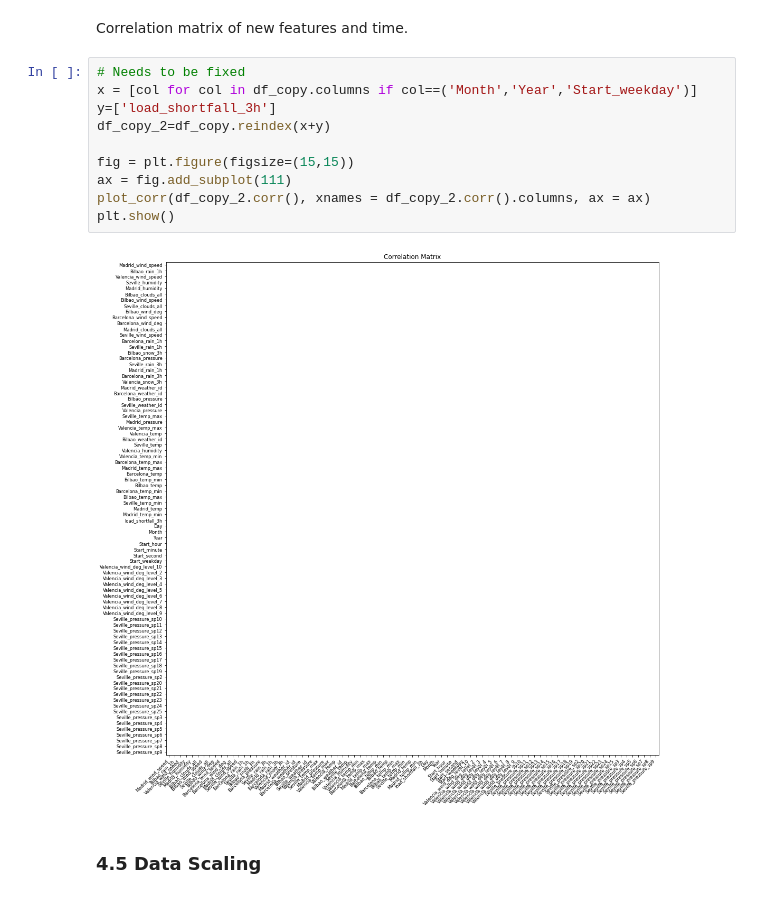
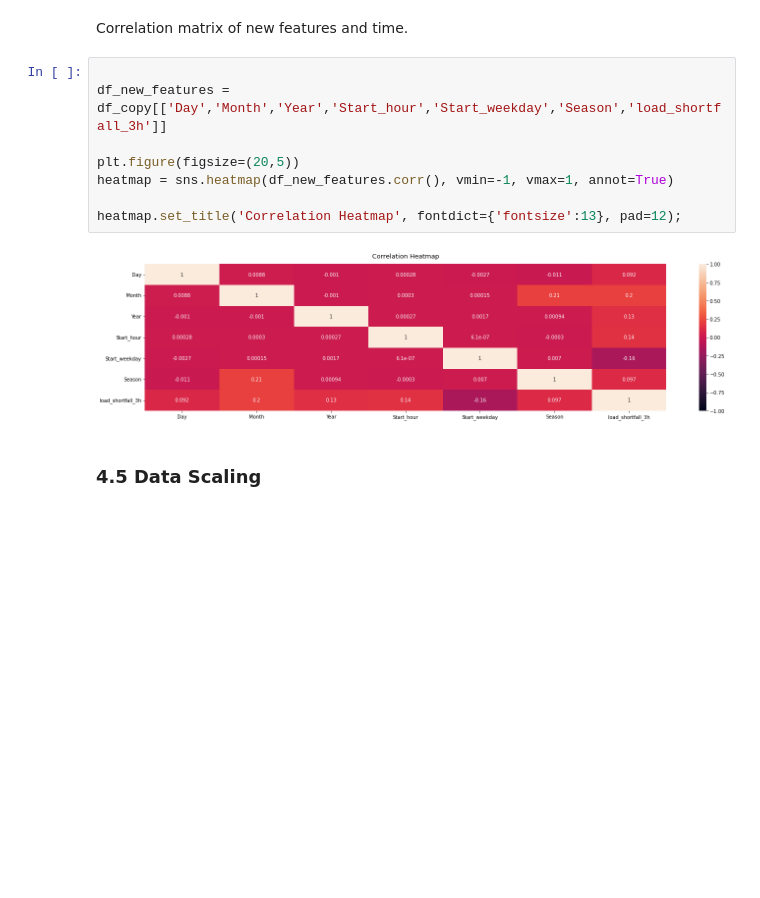
Before and after one commit to Team6regressionsprint/load-shortfall-regression-predict-api, a Jupyter notebook: starter-notebook_framework.ipynb, the cells around one changed output. Saved outputs shown, nothing was run; the diff lists cells and outputs as text; blank space fills up the shorter version.

```diff
--- a/starter-notebook_framework.ipynb
+++ b/starter-notebook_framework.ipynb
@@ -743,17 +745,15 @@ memory usage: 5.7 MB
 # %% [markdown]
 Correlation matrix of new features and time.
 # %%
-# Needs to be fixed
-x = [col for col in df_copy.columns if col==('Month','Year','Start_weekday')]
-y=['load_shortfall_3h']
-df_copy_2=df_copy.reindex(x+y)
 
-fig = plt.figure(figsize=(15,15))
-ax = fig.add_subplot(111)
-plot_corr(df_copy_2.corr(), xnames = df_copy_2.corr().columns, ax = ax)
-plt.show()
+df_new_features = df_copy[['Day','Month','Year','Start_hour','Start_weekday','Season','load_shortfall_3h']]
+
+plt.figure(figsize=(20,5))
+heatmap = sns.heatmap(df_new_features.corr(), vmin=-1, vmax=1, annot=True)
+
+heatmap.set_title('Correlation Heatmap', fontdict={'fontsize':13}, pad=12);
 # %% [output]
-[figure, old version]
+[figure, new version]
 # %% [markdown]
 ### 4.5 Data Scaling
 # %%
```
Also changed, not shown: parts of 4 cells of this notebook.
